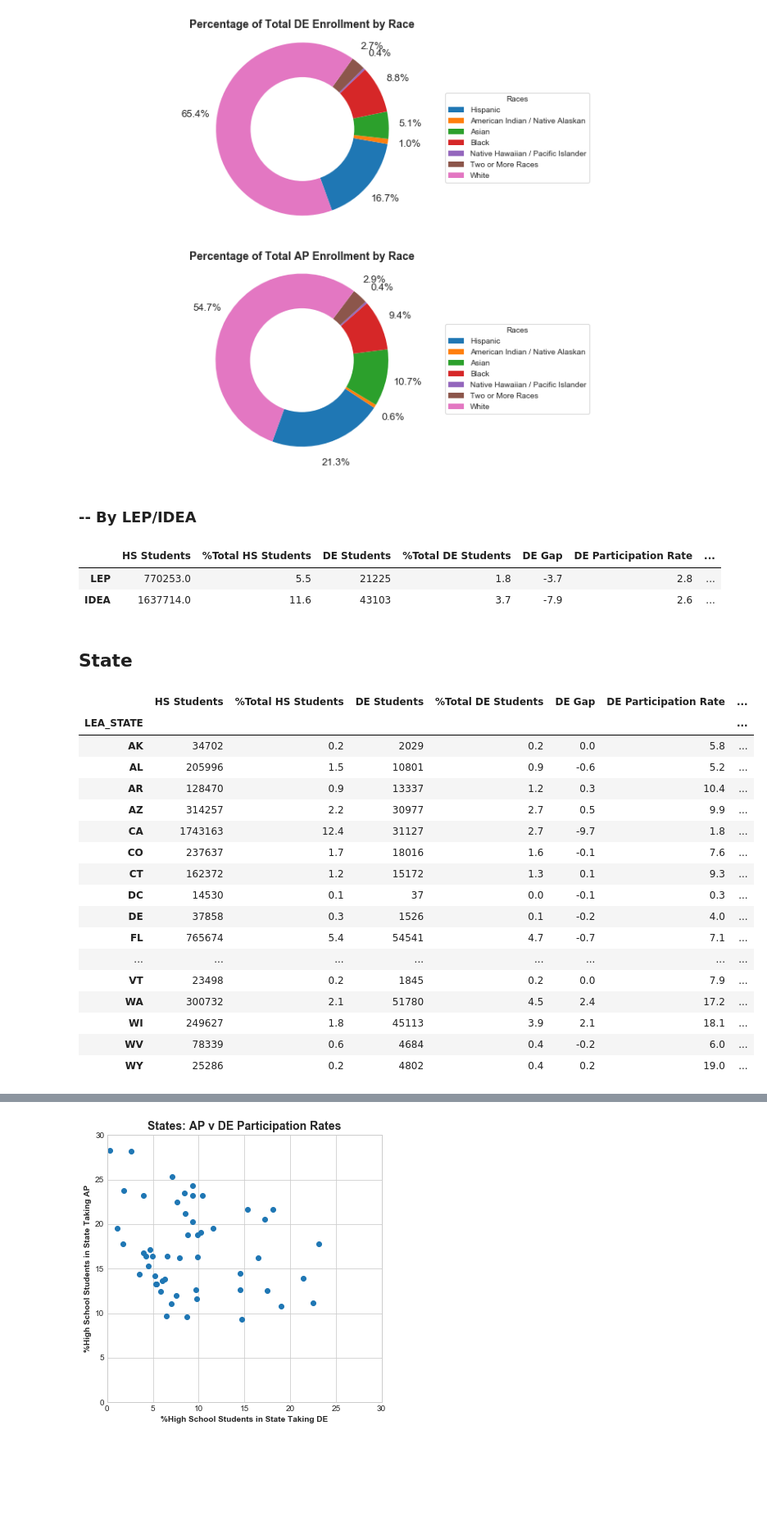
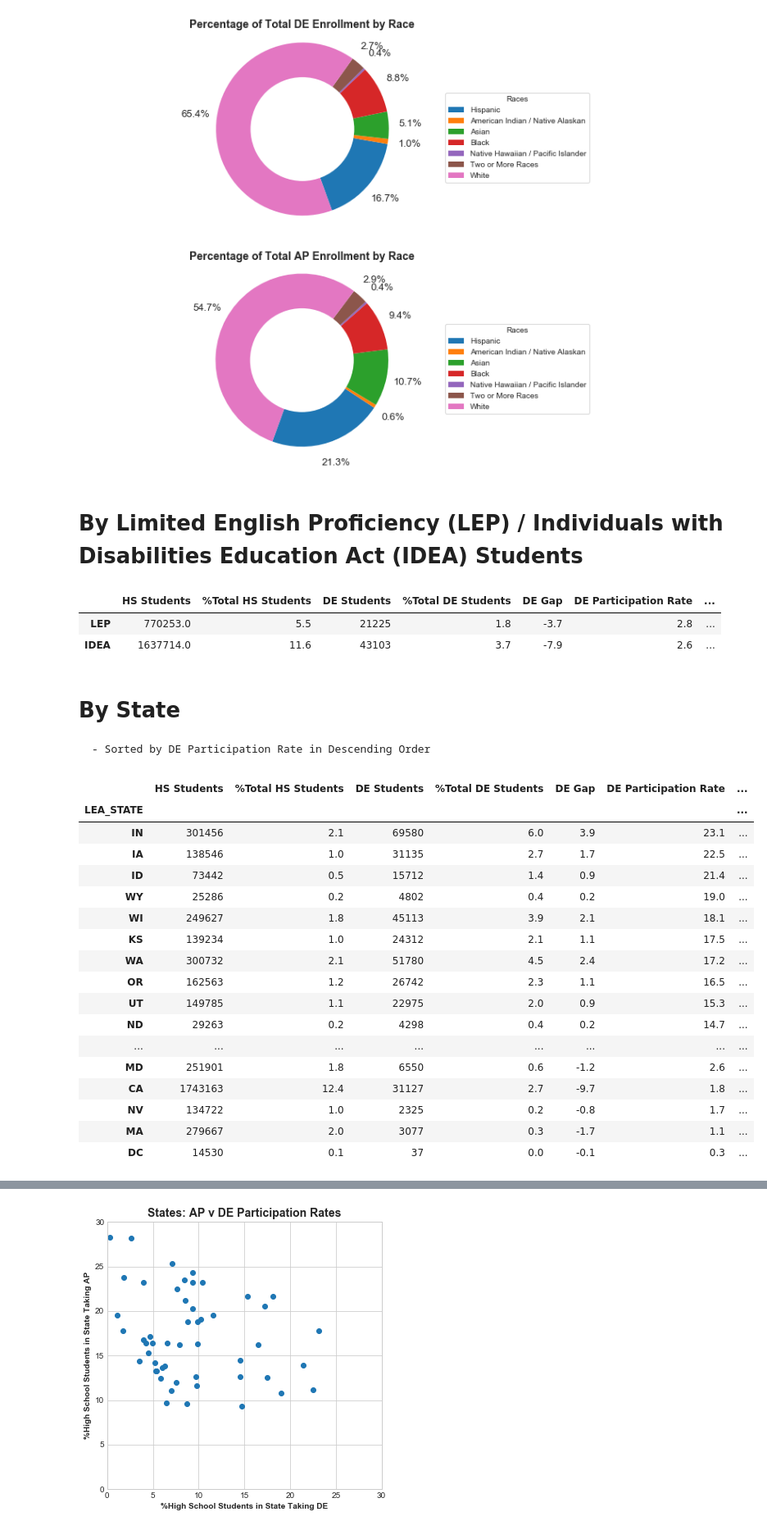
Before and after one commit to oconnoag/nacep_dual_enrollment_analysis, a Jupyter notebook: jupyter_notebooks/02_enrollment_analysis-Total-HS.ipynb, the cells around one changed output, grey strips where cells are left out. Shown at 82% size. Drawn from its saved outputs; the diff is of its cells as text; code cells hidden in the pictures; blank space fills up the shorter version.

Commit message:
Changed a lot of the headers of the files, completely reconfigured the DE/AP only file, restructured the enrollment file, and started figuring out the initial filtration file again.

```diff
--- a/jupyter_notebooks/02_enrollment_analysis-Total-HS.ipynb
+++ b/jupyter_notebooks/02_enrollment_analysis-Total-HS.ipynb
@@ -612,7 +473,7 @@ plt.show()
 # %% [output]
 [figure]
 # %% [markdown]
-### -- By LEP/IDEA
+# By Limited English Proficiency (LEP) / Individuals with Disabilities Education Act (IDEA) Students
 # %%
 lep_enroll = enrollment_compiler_layerer(crdc_1516_cleaned, 'hs_lep', 'de_lep_enrollment', 'ap_lep_enrollment', 'LEP')
 idea_enroll = enrollment_compiler_layerer(crdc_1516_cleaned, 'hs_idea', 'de_idea_enrollment', 'ap_idea_enrollment', 'IDEA')
@@ -622,27 +483,28 @@ lep_idea_enrollments
 |  | HS Students | %Total HS Students | DE Students | %Total DE Students | DE Gap | DE Participation Rate | ... |
 | LEP | 770253.0 | 5.5 | 21225 | 1.8 | -3.7 | 2.8 | ... |
 | IDEA | 1637714.0 | 11.6 | 43103 | 3.7 | -7.9 | 2.6 | ... |
-# %% [markdown]
-## State
+# %% [markdown]
+# By State
+    - Sorted by DE Participation Rate in Descending Order
 # %%
 state_enrollments = enrollment_compiler(crdc_1516_cleaned, 'LEA_STATE')
-state_enrollments
+state_enrollments.sort_values('DE Participation Rate', ascending=False)
 # %% [output]
 |  | HS Students | %Total HS Students | DE Students | %Total DE Students | DE Gap | DE Participation Rate | ... |
 | LEA_STATE |  |  |  |  |  |  | ... |
-| AK | 34702 | 0.2 | 2029 | 0.2 | 0.0 | 5.8 | ... |
-| AL | 205996 | 1.5 | 10801 | 0.9 | -0.6 | 5.2 | ... |
-| AR | 128470 | 0.9 | 13337 | 1.2 | 0.3 | 10.4 | ... |
-| AZ | 314257 | 2.2 | 30977 | 2.7 | 0.5 | 9.9 | ... |
+| IN | 301456 | 2.1 | 69580 | 6.0 | 3.9 | 23.1 | ... |
+| IA | 138546 | 1.0 | 31135 | 2.7 | 1.7 | 22.5 | ... |
+| ID | 73442 | 0.5 | 15712 | 1.4 | 0.9 | 21.4 | ... |
+| WY | 25286 | 0.2 | 4802 | 0.4 | 0.2 | 19.0 | ... |
+| WI | 249627 | 1.8 | 45113 | 3.9 | 2.1 | 18.1 | ... |
+| KS | 139234 | 1.0 | 24312 | 2.1 | 1.1 | 17.5 | ... |
+| WA | 300732 | 2.1 | 51780 | 4.5 | 2.4 | 17.2 | ... |
+| OR | 162563 | 1.2 | 26742 | 2.3 | 1.1 | 16.5 | ... |
+| UT | 149785 | 1.1 | 22975 | 2.0 | 0.9 | 15.3 | ... |
+| ND | 29263 | 0.2 | 4298 | 0.4 | 0.2 | 14.7 | ... |
+| ... | ... | ... | ... | ... | ... | ... | ... |
+| MD | 251901 | 1.8 | 6550 | 0.6 | -1.2 | 2.6 | ... |
 | CA | 1743163 | 12.4 | 31127 | 2.7 | -9.7 | 1.8 | ... |
-| CO | 237637 | 1.7 | 18016 | 1.6 | -0.1 | 7.6 | ... |
-| CT | 162372 | 1.2 | 15172 | 1.3 | 0.1 | 9.3 | ... |
+| NV | 134722 | 1.0 | 2325 | 0.2 | -0.8 | 1.7 | ... |
+| MA | 279667 | 2.0 | 3077 | 0.3 | -1.7 | 1.1 | ... |
 | DC | 14530 | 0.1 | 37 | 0.0 | -0.1 | 0.3 | ... |
-| DE | 37858 | 0.3 | 1526 | 0.1 | -0.2 | 4.0 | ... |
-| FL | 765674 | 5.4 | 54541 | 4.7 | -0.7 | 7.1 | ... |
-| ... | ... | ... | ... | ... | ... | ... | ... |
-| VT | 23498 | 0.2 | 1845 | 0.2 | 0.0 | 7.9 | ... |
-| WA | 300732 | 2.1 | 51780 | 4.5 | 2.4 | 17.2 | ... |
-| WI | 249627 | 1.8 | 45113 | 3.9 | 2.1 | 18.1 | ... |
-| WV | 78339 | 0.6 | 4684 | 0.4 | -0.2 | 6.0 | ... |
-| WY | 25286 | 0.2 | 4802 | 0.4 | 0.2 | 19.0 | ... |
```
Also changed, not shown: parts of 101 cells of this notebook, 2 other files.
